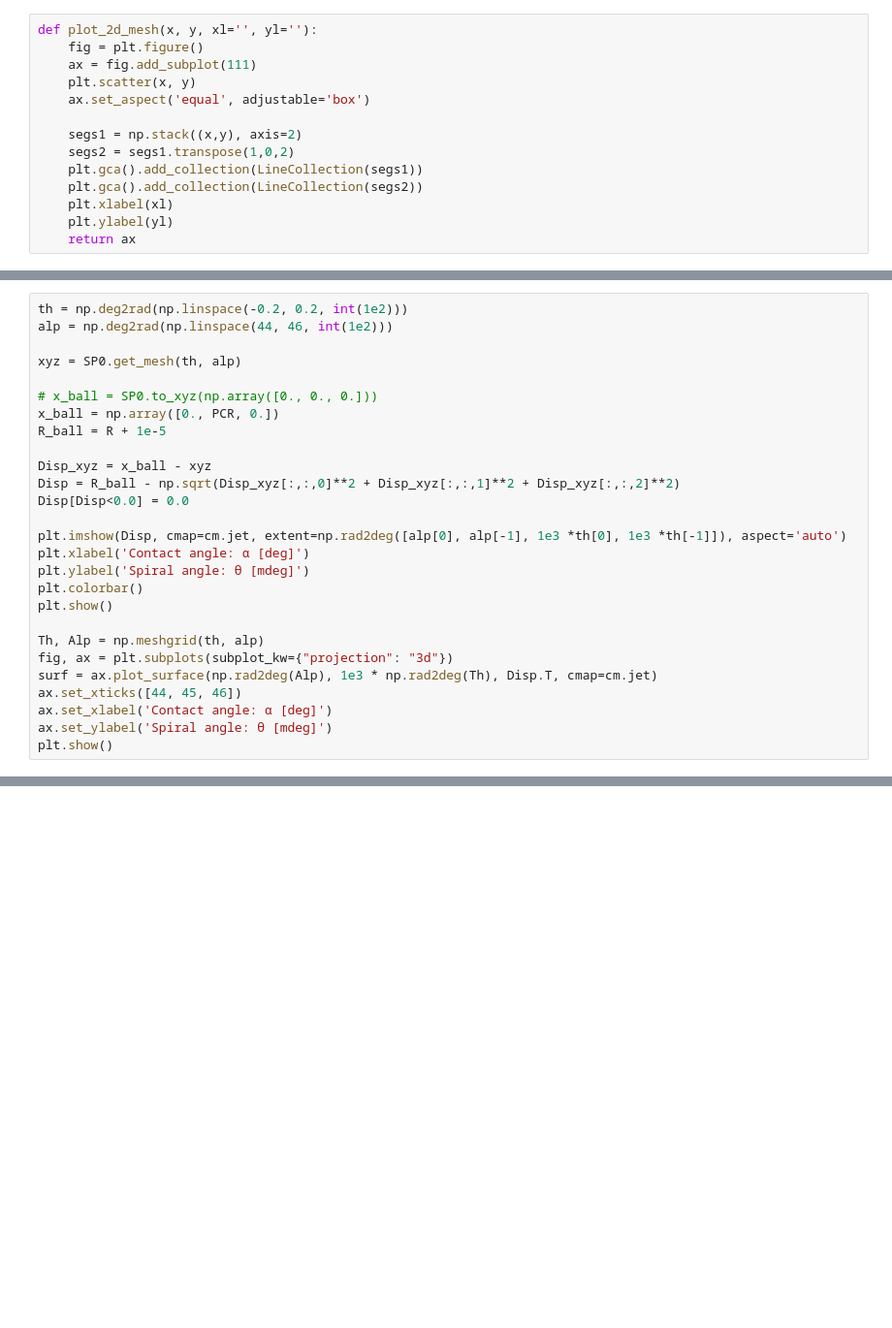
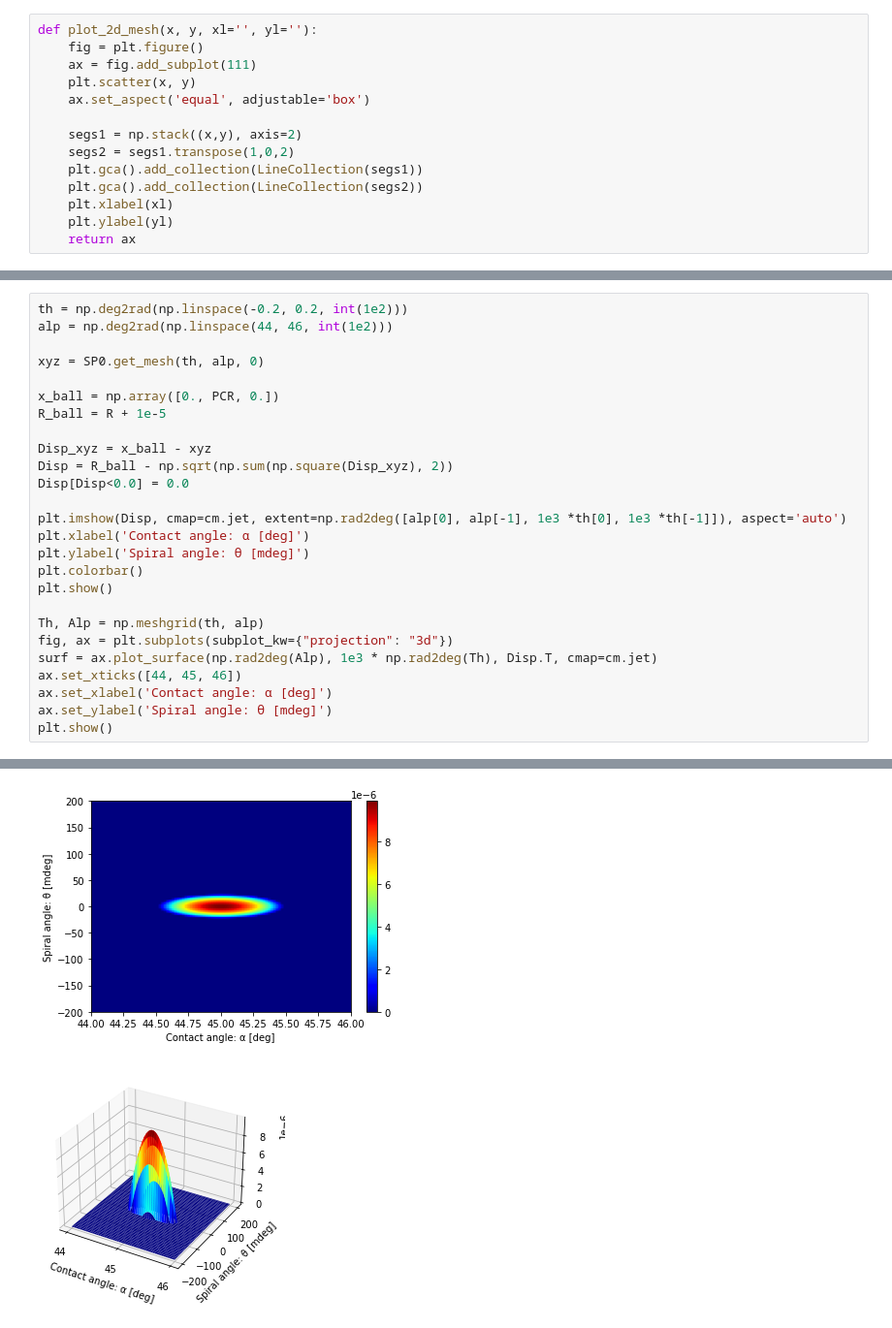
Before and after one commit to CurryMultiSci/Ballscrew-ElasticShaft-withCoulomb, a Jupyter notebook: _3_Friction_between_ball_and_spiral/_3_1_Contact_with_Spiral_Torus/index.ipynb, the cells around one changed output, grey strips where cells are left out. Shown at 97% size. Saved outputs shown, nothing was run; the diff lists cells and outputs as text; blank space fills up the shorter version.

```diff
--- a/_3_Friction_between_ball_and_spiral/_3_1_Contact_with_Spiral_Torus/index.ipynb
+++ b/_3_Friction_between_ball_and_spiral/_3_1_Contact_with_Spiral_Torus/index.ipynb
@@ -72,14 +90,13 @@ dalp = 0.013299400564331869
 th = np.deg2rad(np.linspace(-0.2, 0.2, int(1e2)))
 alp = np.deg2rad(np.linspace(44, 46, int(1e2)))
 
-xyz = SP0.get_mesh(th, alp)
+xyz = SP0.get_mesh(th, alp, 0)
 
-# x_ball = SP0.to_xyz(np.array([0., 0., 0.]))
 x_ball = np.array([0., PCR, 0.])
 R_ball = R + 1e-5
 
 Disp_xyz = x_ball - xyz
-Disp = R_ball - np.sqrt(Disp_xyz[:,:,0]**2 + Disp_xyz[:,:,1]**2 + Disp_xyz[:,:,2]**2)
+Disp = R_ball - np.sqrt(np.sum(np.square(Disp_xyz), 2))
 Disp[Disp<0.0] = 0.0
 
 plt.imshow(Disp, cmap=cm.jet, extent=np.rad2deg([alp[0], alp[-1], 1e3 *th[0], 1e3 *th[-1]]), aspect='auto')
@@ -101,3 +116,5 @@ plt.show()
+[figure, added]
+[figure, added]
 # %%
 plt.plot(np.mean(Disp, axis=0))
 plt.plot(np.mean(Disp, axis=1))
```
Also changed, not shown: parts of 11 cells of this notebook, 1 other file.
